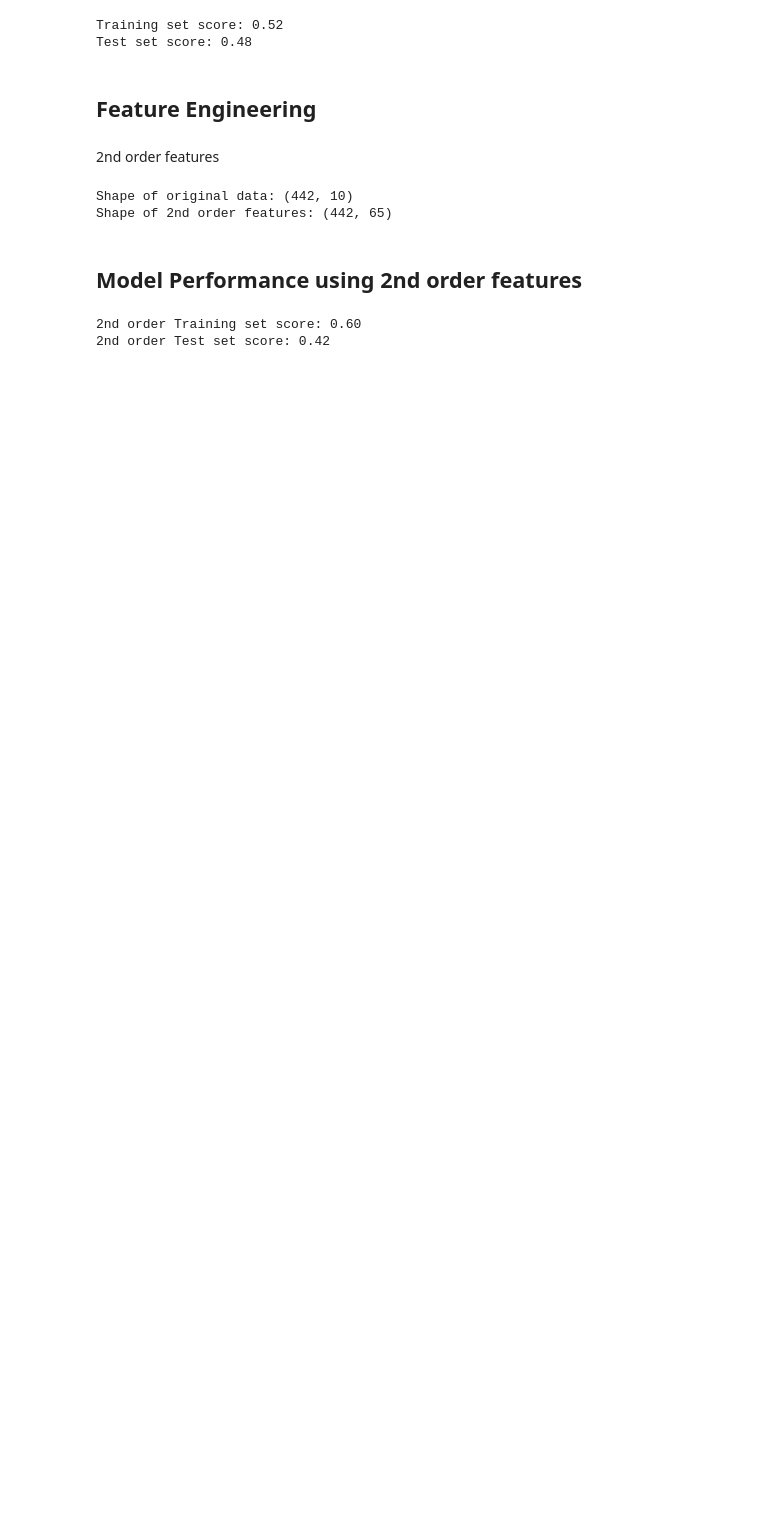
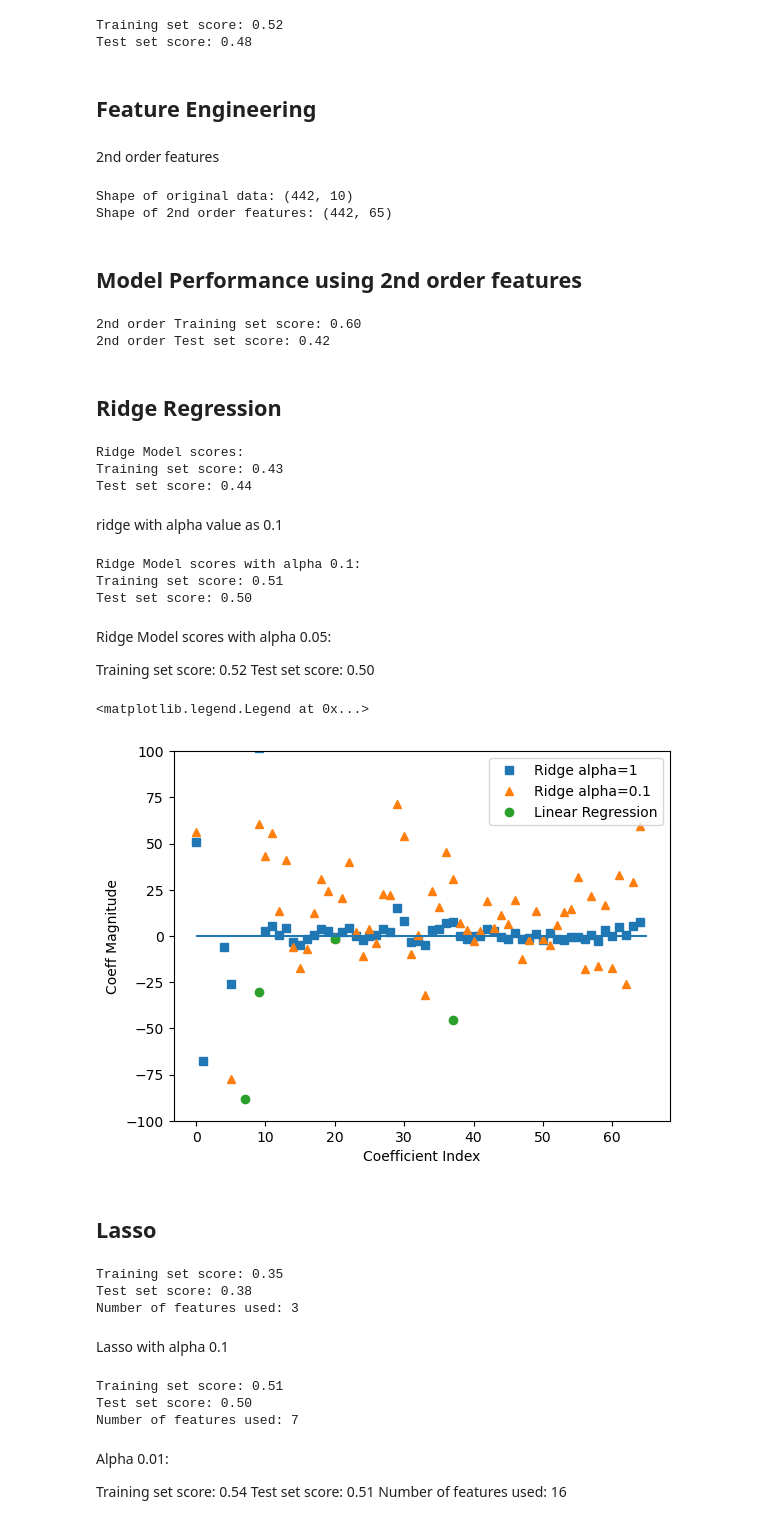
Before and after one commit to abhaykukade/ml_model_evaluation, a Jupyter notebook: supervised_regression.ipynb, the cells around one changed output. Cells and saved outputs as stored; diff of their text form; code cells hidden in the pictures; blank space fills up the shorter version.

```diff
--- a/supervised_regression.ipynb
+++ b/supervised_regression.ipynb
@@ -107,3 +107,70 @@ print(f'2nd order Test set score: {lr2.score(X_test2, y_test2):.2f}')
 # %% [output]
 2nd order Training set score: 0.60
 2nd order Test set score: 0.42
+# %% [markdown]
+## Ridge Regression
+# %%
+ridge = Ridge().fit(X_train2, y_train2)
+print('Ridge Model scores:')
+print("Training set score: {:.2f}".format(ridge.score(X_train2, y_train2)))
+print("Test set score: {:.2f}".format(ridge.score(X_test2, y_test2)))
+# %% [output]
+Ridge Model scores:
+Training set score: 0.43
+Test set score: 0.44
+# %% [markdown]
+ridge with alpha value as 0.1
+# %%
+ridge01 = Ridge(alpha=0.1).fit(X_train2, y_train2)
+print('Ridge Model scores with alpha 0.1:')
+print("Training set score: {:.2f}".format(ridge01.score(X_train2, y_train2)))
+print("Test set score: {:.2f}".format(ridge01.score(X_test2, y_test2)))
+# %% [output]
+Ridge Model scores with alpha 0.1:
+Training set score: 0.51
+Test set score: 0.50
+# %% [markdown]
+Ridge Model scores with alpha 0.05:
+
+Training set score: 0.52
+Test set score: 0.50
+# %%
+plt.plot(ridge.coef_, 's', label='Ridge alpha=1')
+plt.plot(ridge01.coef_, '^', label='Ridge alpha=0.1')
+plt.plot(lr2.coef_, 'o', label='Linear Regression')
+plt.xlabel('Coefficient Index')
+plt.ylabel('Coeff Magnitude')
+plt.hlines(0,0,len(lr2.coef_))
+plt.ylim(-100,100)
+plt.legend()
+# %% [output]
+<matplotlib.legend.Legend at 0x...>
+[figure, added]
+# %% [markdown]
+## Lasso
+# %%
+lasso = Lasso().fit(X_train2, y_train2)
+print("Training set score: {:.2f}".format(lasso.score(X_train2, y_train2)))
+print("Test set score: {:.2f}".format(lasso.score(X_test2, y_test2)))
+print("Number of features used: {}".format(np.sum(lasso.coef_ != 0)))
+# %% [output]
+Training set score: 0.35
+Test set score: 0.38
+Number of features used: 3
+# %% [markdown]
+Lasso with alpha 0.1
+# %%
+lasso01 = Lasso(alpha=0.1, max_iter=10000).fit(X_train2, y_train2)
+print("Training set score: {:.2f}".format(lasso01.score(X_train2, y_train2)))
+print("Test set score: {:.2f}".format(lasso01.score(X_test2, y_test2)))
+print("Number of features used: {}".format(np.sum(lasso01.coef_ != 0)))
+# %% [output]
+Training set score: 0.51
+Test set score: 0.50
+Number of features used: 7
+# %% [markdown]
+Alpha 0.01:
+
+Training set score: 0.54
+Test set score: 0.51
+Number of features used: 16
```
Also changed, not shown: parts of 3 cells of this notebook, 2 other files.
